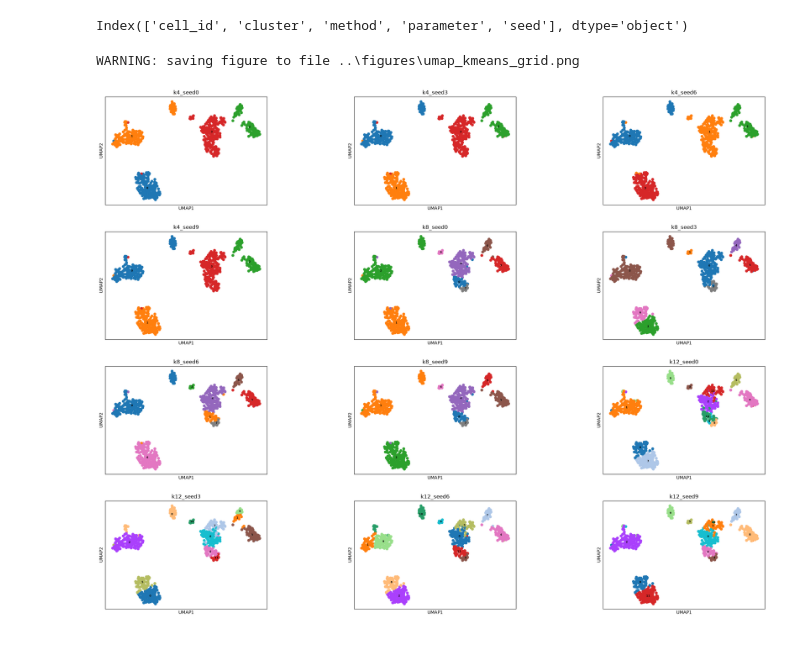
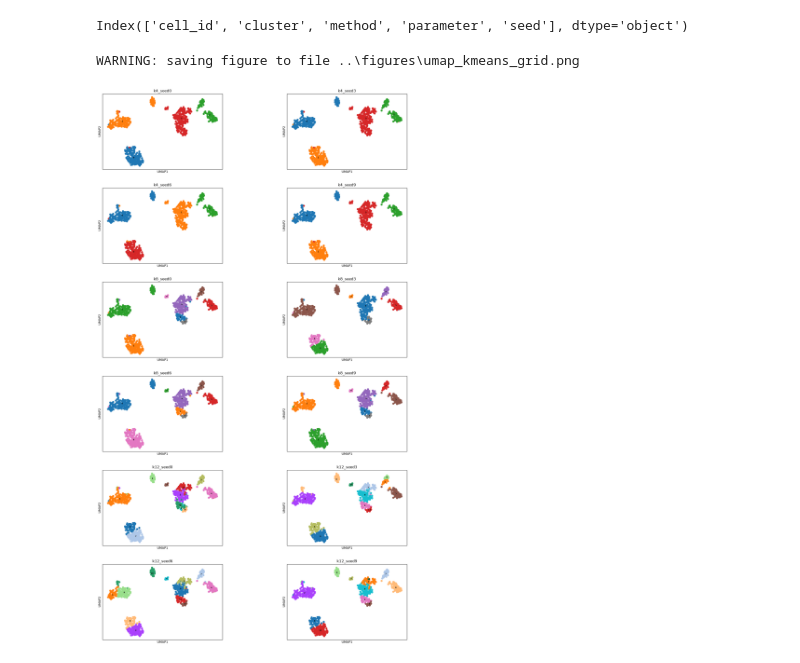
Before and after one commit to abhiapturo/3800-team-7, a Jupyter notebook: notebooks/01_kmeans_results.ipynb, the cells around one changed output. Drawn from its saved outputs; the diff is of its cells as text; code cells hidden in the pictures.

```diff
--- a/notebooks/01_kmeans_results.ipynb
+++ b/notebooks/01_kmeans_results.ipynb
@@ -30,9 +30,9 @@ for k in selected_k:
         cols.append(name)
 # %%
 sc.settings.figdir = ROOT/"figures"
-sc.pl.umap(adata, color =cols, ncols =len(selected_k),
+sc.pl.umap(adata, color =cols, ncols = (len(selected_seeds)//2),
            wspace=0.4, legend_loc = "on data", legend_fontsize = 6,
            save = "_kmeans_grid.png")
 # %% [output]
 WARNING: saving figure to file ..\figures\umap_kmeans_grid.png
-[figure, old version]
+[figure, new version]
```
Also changed, not shown: 6 other files.
